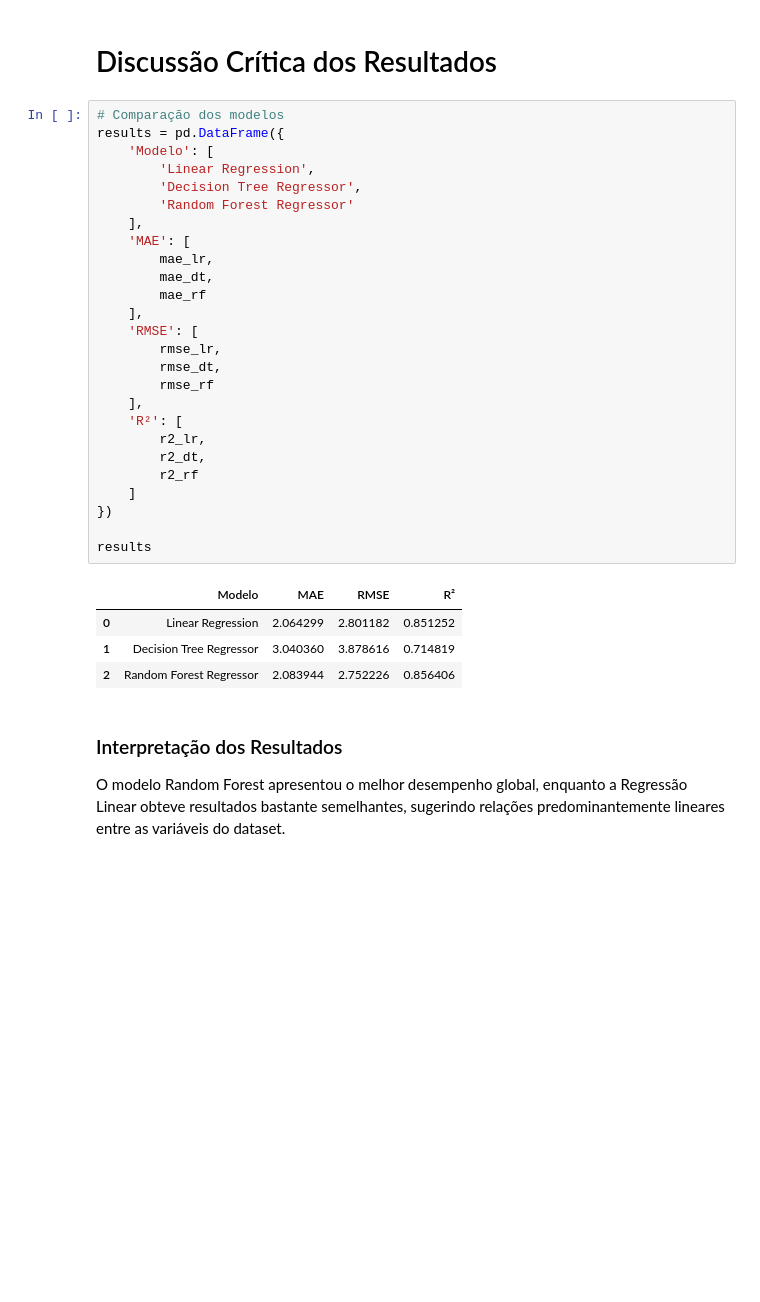
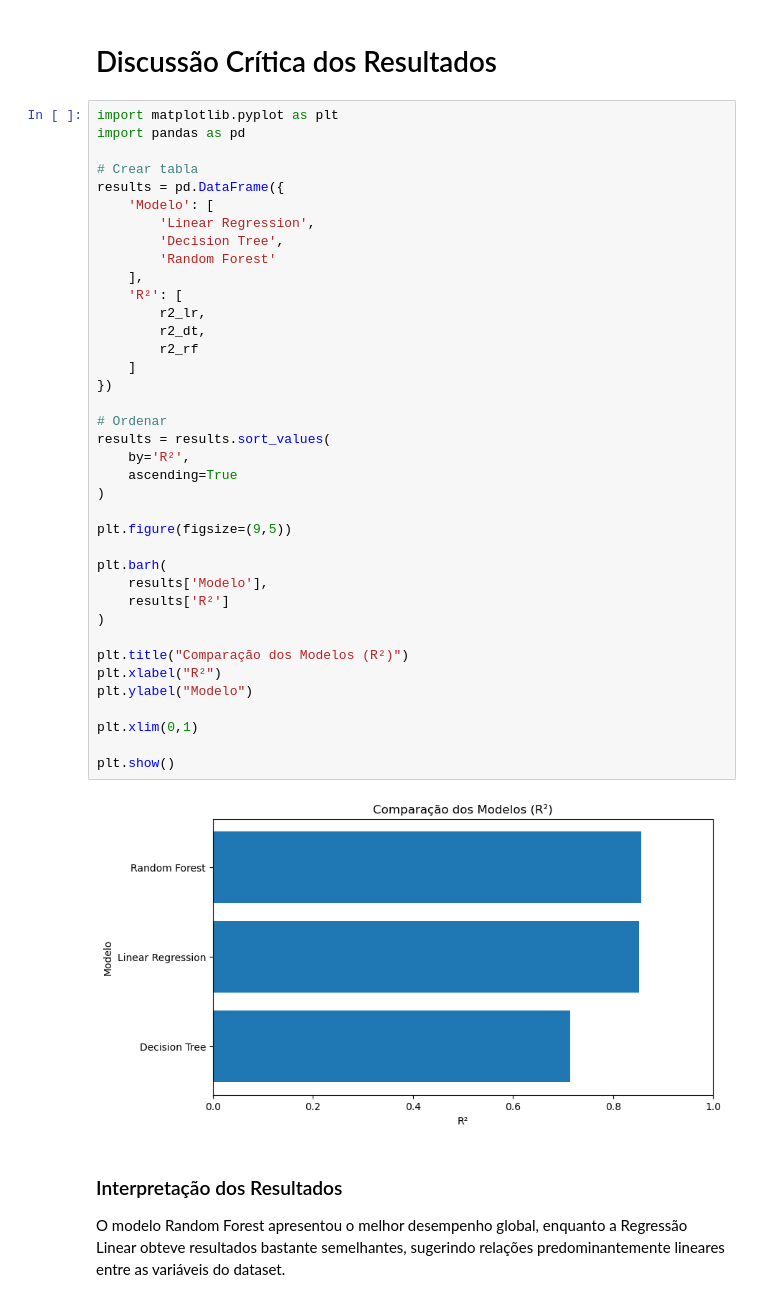
Before and after one commit to leobermudez10/projeto-nutricao-data-science, a Jupyter notebook: notebook/PROYECTO ELEMENTOS IA.ipynb, the cells around one changed output. Drawn from its saved outputs; the diff is of its cells as text; blank space fills up the shorter version.

```diff
--- a/notebook/PROYECTO ELEMENTOS IA.ipynb
+++ b/notebook/PROYECTO ELEMENTOS IA.ipynb
@@ -896,36 +924,45 @@ top_features
 # %% [markdown]
 # Discussão Crítica dos Resultados
 # %%
-# Comparação dos modelos
+import matplotlib.pyplot as plt
+import pandas as pd
+
+# Crear tabla
 results = pd.DataFrame({
     'Modelo': [
         'Linear Regression',
-        'Decision Tree Regressor',
-        'Random Forest Regressor'
-    ],
-    'MAE': [
-        mae_lr,
-        mae_dt,
-        mae_rf
-    ],
-    'RMSE': [
-        rmse_lr,
-        rmse_dt,
-        rmse_rf
+        'Decision Tree',
+        'Random Forest'
     ],
     'R²': [
         r2_lr,
         r2_dt,
         r2_rf
     ]
 })
 
-results
+# Ordenar
+results = results.sort_values(
+    by='R²',
+    ascending=True
+)
+
+plt.figure(figsize=(9,5))
+
+plt.barh(
+    results['Modelo'],
+    results['R²']
+)
+
+plt.title("Comparação dos Modelos (R²)")
+plt.xlabel("R²")
+plt.ylabel("Modelo")
+
+plt.xlim(0,1)
+
+plt.show()
 # %% [output]
-|  | Modelo | MAE | RMSE | R² |
-| 0 | Linear Regression | 2.064299 | 2.801182 | 0.851252 |
-| 1 | Decision Tree Regressor | 3.040360 | 3.878616 | 0.714819 |
-| 2 | Random Forest Regressor | 2.083944 | 2.752226 | 0.856406 |
+[figure, added]
 # %% [markdown]
 ### Interpretação dos Resultados
 
```
Also changed, not shown: parts of 5 cells of this notebook.
